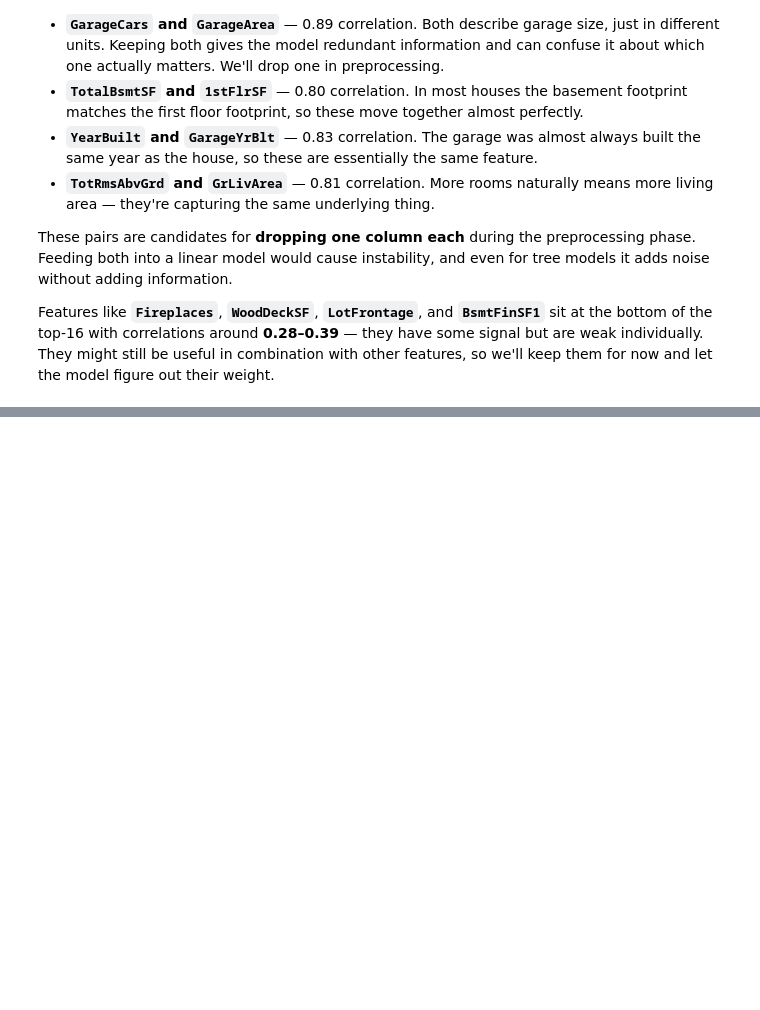
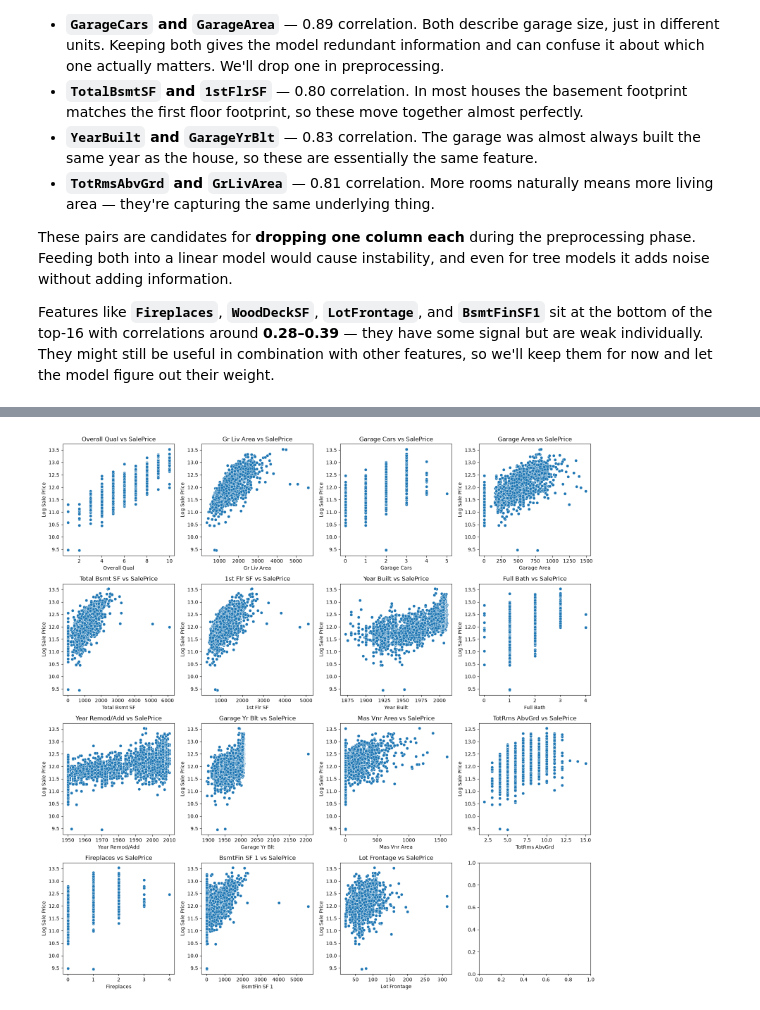
Before and after one commit to bazanov05/ames-housing-ml, a Jupyter notebook: eda/eda.ipynb, the cells around one changed output, grey strips where cells are left out. Saved outputs shown, nothing was run; the diff lists cells and outputs as text; code cells hidden in the pictures; blank space fills up the shorter version.

```diff
--- a/eda/eda.ipynb
+++ b/eda/eda.ipynb
@@ -86,0 +93,33 @@ Features like **`Fireplaces`**, **`WoodDeckSF`**, **`LotFrontage`**, and **`Bsmt
+# %%
+top_features = (
+    df.corrwith(other=df["SalePrice"], numeric_only=True)
+    .sort_values(key=abs, ascending=False)
+    .head(16)
+    .index
+)
+
+x_axis = df[top_features].drop(columns="SalePrice")
+y_axis = np.log1p(df["SalePrice"])
+
+# create 4 × 4 subplots
+fig, axes = plt.subplots(4, 4, figsize=(16, 16))
+
+# turn 2D axes array into 1D
+axes = axes.flatten()
+
+for i, feature in enumerate(x_axis.columns):
+
+    sns.scatterplot(
+        x=x_axis[feature],
+        y=y_axis,
+        ax=axes[i]
+    )
+
+    axes[i].set_xlabel(feature)
+    axes[i].set_ylabel("Log Sale Price")
+    axes[i].set_title(f"{feature} vs SalePrice")
+
+plt.tight_layout()
+plt.show()
+# %% [output]
+[figure, added]
```
Also changed, not shown: parts of 4 cells of this notebook.
